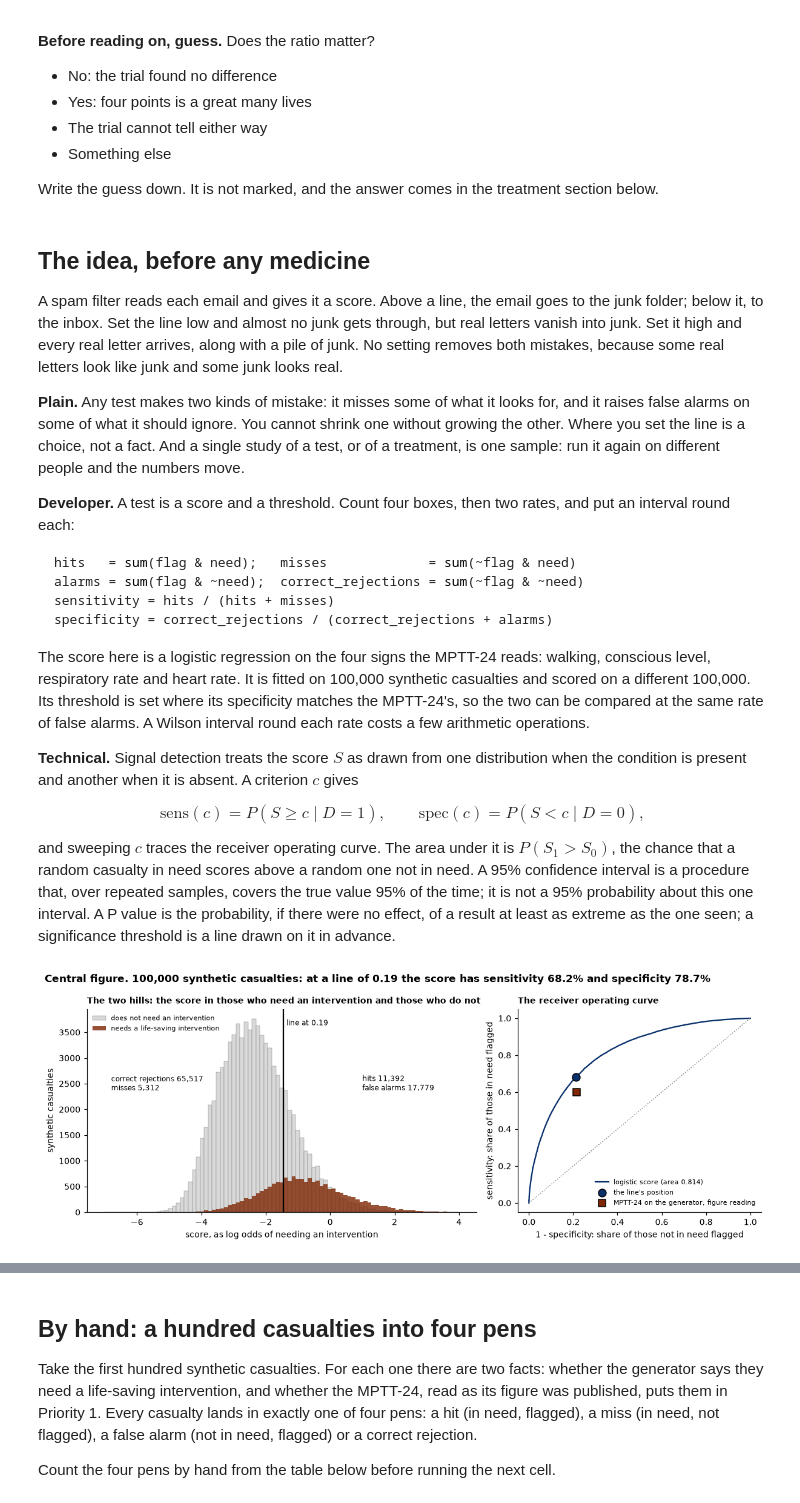
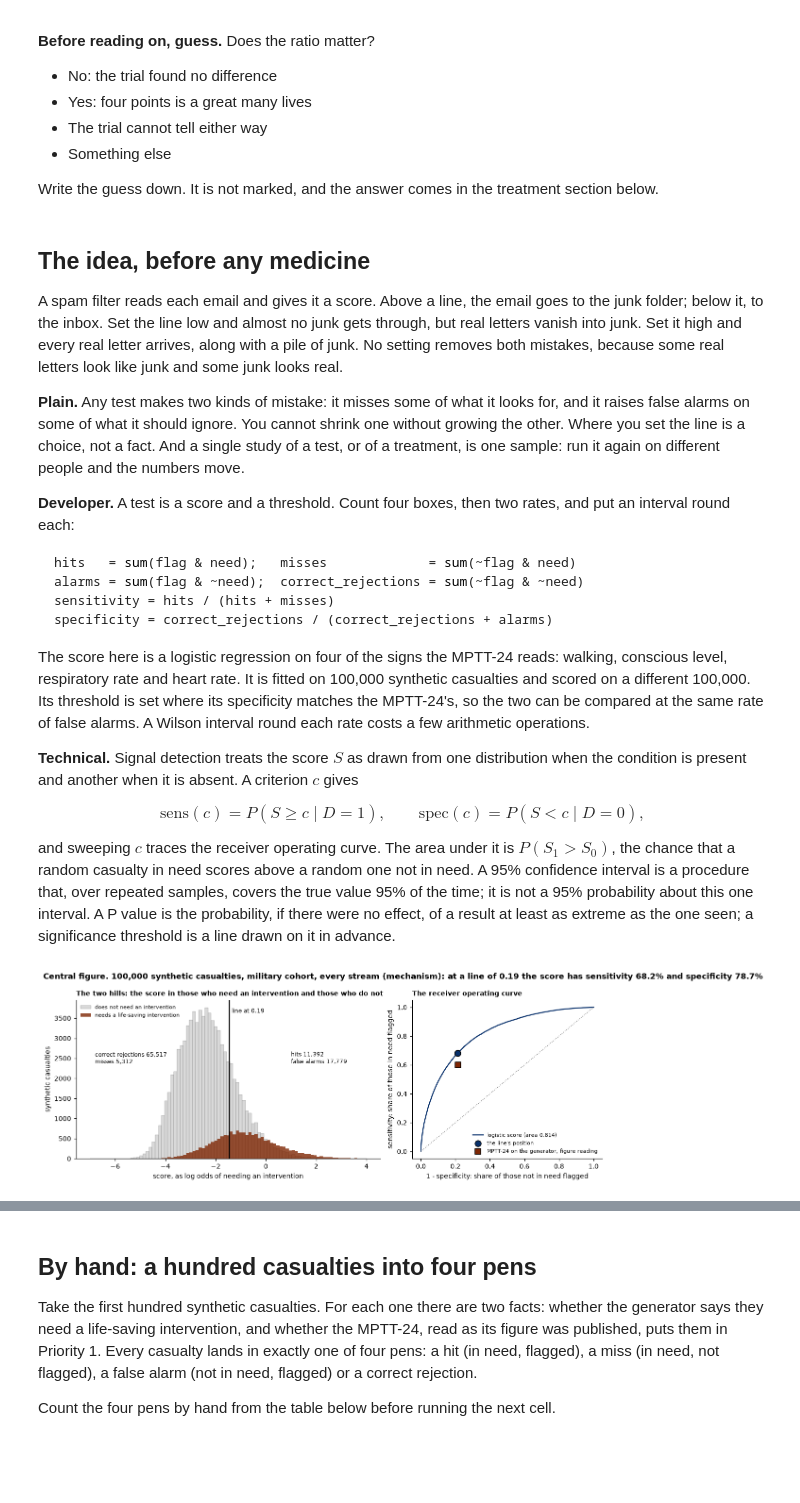
Before and after one commit to RossTylr/inference-labs, a Jupyter notebook: notebooks/02_frequentist.ipynb, the cells around one changed output, grey strips where cells are left out. Drawn from its saved outputs; the diff is of its cells as text; code cells hidden in the pictures; blank space fills up the shorter version.

````diff
--- a/notebooks/02_frequentist.ipynb
+++ b/notebooks/02_frequentist.ipynb
@@ -51,7 +51,7 @@ sensitivity = hits / (hits + misses)
 specificity = correct_rejections / (correct_rejections + alarms)
 ```
 
-The score here is a logistic regression on the four signs the MPTT-24 reads: walking, conscious level, respiratory rate and heart rate. It is fitted on 100,000 synthetic casualties and scored on a different 100,000. Its threshold is set where its specificity matches the MPTT-24's, so the two can be compared at the same rate of false alarms. A Wilson interval round each rate costs a few arithmetic operations.
+The score here is a logistic regression on four of the signs the MPTT-24 reads: walking, conscious level, respiratory rate and heart rate. It is fitted on 100,000 synthetic casualties and scored on a different 100,000. Its threshold is set where its specificity matches the MPTT-24's, so the two can be compared at the same rate of false alarms. A Wilson interval round each rate costs a few arithmetic operations.
 
 **Technical.** Signal detection treats the score $S$ as drawn from one distribution when the condition is present and another when it is absent. A criterion $c$ gives
 
@@ -70,35 +70,35 @@ bins = np.linspace(-7, 4, 90)
 
 fig, (ax, bx) = plt.subplots(1, 2, figsize=(11, 4.2), gridspec_kw={"width_ratios": [1.6, 1]})
 ax.hist(logit[~need], bins=bins, color=LIGHT, edgecolor="grey", linewidth=0.3, label="does not need an intervention")
 ax.hist(logit[need], bins=bins, color=DARK, alpha=0.8, label="needs a life-saving intervention")
 ax.axvline(cut, color="black", linewidth=1.5)
 ax.text(cut + 0.1, ax.get_ylim()[1] * 0.92, f"line at {THRESHOLD:.2f}", fontsize=8)
 ymax = ax.get_ylim()[1]
 ax.text(-6.8, ymax * 0.6, f"correct rejections {a['correct rejections']:,}\nmisses {a['misses']:,}", fontsize=8)
 ax.text(1.0, ymax * 0.6, f"hits {a['hits']:,}\nfalse alarms {a['false alarms']:,}", fontsize=8)
 ax.set_xlabel("score, as log odds of needing an intervention")
 ax.set_ylabel("synthetic casualties")
 ax.legend(fontsize=7, frameon=False, loc="upper left")
 ax.set_title("The two hills: the score in those who need an intervention and those who do not", loc="left", fontsize=9)
 
 r = freq.roc()
 bx.plot(r["fpr"], r["tpr"], color=MID, linewidth=1.5, label=f"logistic score (area {r['auc']:.3f})")
 bx.scatter(1 - a["specificity"][0], a["sensitivity"][0], s=70, color=MID, edgecolor="black", zorder=3,
            label="the line's position")
 rule = r["points"]["MPTT-24, figure (as published)"]
 bx.scatter(1 - rule["specificity"][0], rule["sensitivity"][0], s=70, marker="s", color=DARK, edgecolor="black",
            zorder=3, label="MPTT-24 on the generator, figure reading")
 bx.plot([0, 1], [0, 1], color="grey", linestyle=":", linewidth=1)
 bx.set_xlabel("1 - specificity: share of those not in need flagged")
 bx.set_ylabel("sensitivity: share of those in need flagged")
 bx.legend(fontsize=7, frameon=False, loc="lower right")
 bx.set_title("The receiver operating curve", loc="left", fontsize=9)
-fig.suptitle(f"Central figure. 100,000 synthetic casualties: at a line of {THRESHOLD:.2f} the score has sensitivity "
+fig.suptitle(f"Central figure. 100,000 synthetic casualties, military cohort, every stream (mechanism): at a line of {THRESHOLD:.2f} the score has sensitivity "
              f"{a['sensitivity'][0]:.1%} and specificity {a['specificity'][0]:.1%}", x=0.01, ha="left", fontweight="bold")
 plt.tight_layout()
 plt.show()
 # %% [output]
-[figure, old version]
+[figure, new version]
 # %% [markdown]
 The figure counts synthetic casualties, and every result on them is a **mechanism**: the generator's signs are drawn from assumed distributions, so the hills are the generator's, not any real cohort's. Move `THRESHOLD` and run the cell again: the hits and false alarms move together.
 
````
Also changed, not shown: parts of 17 cells of this notebook, 2 other files.
